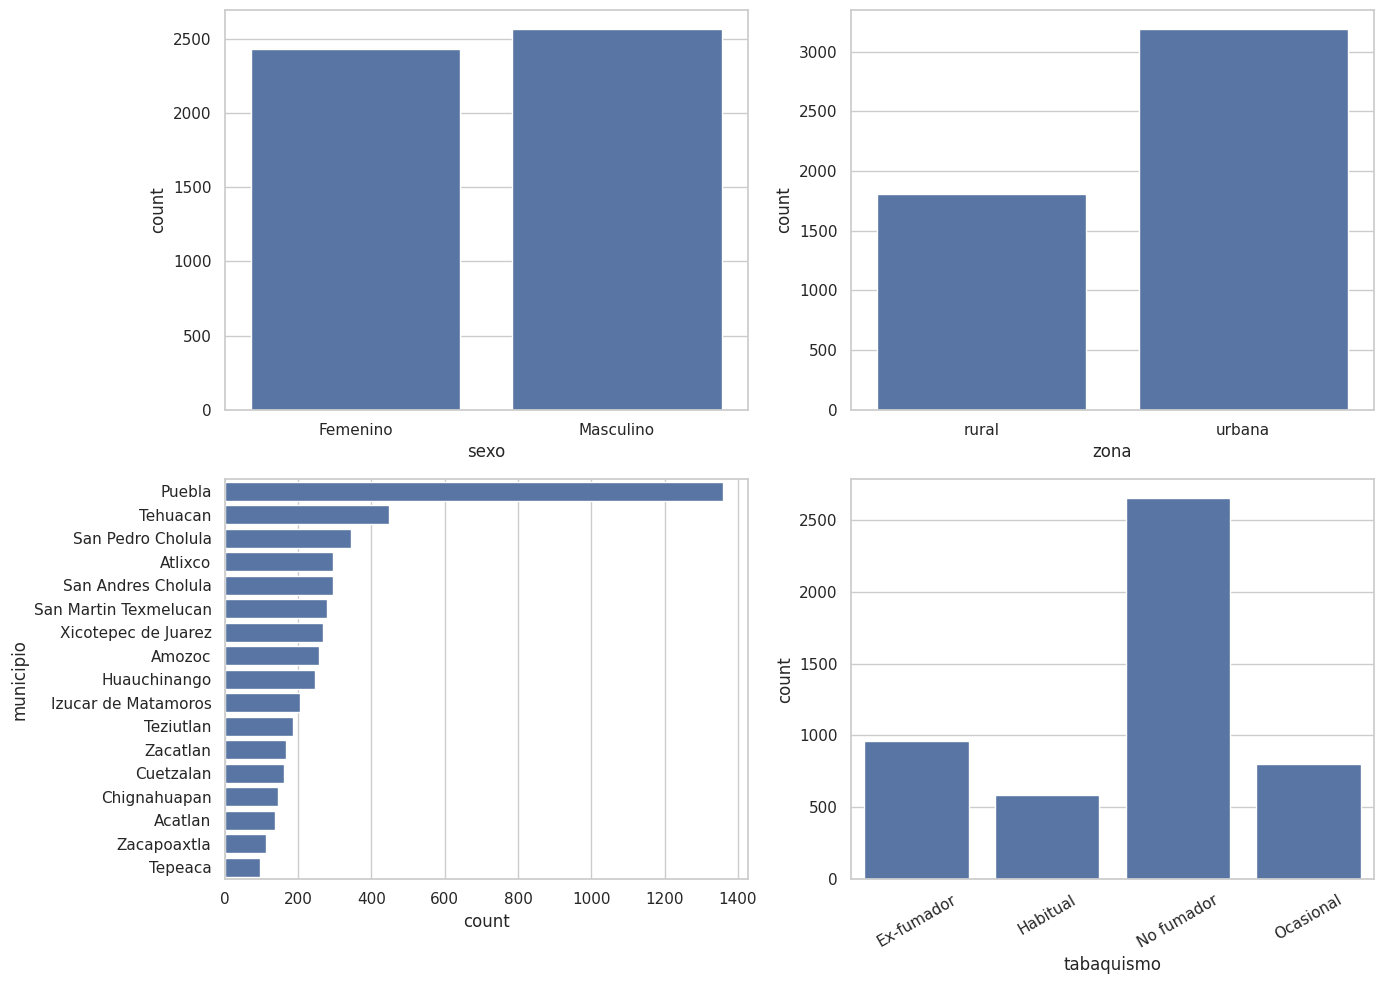
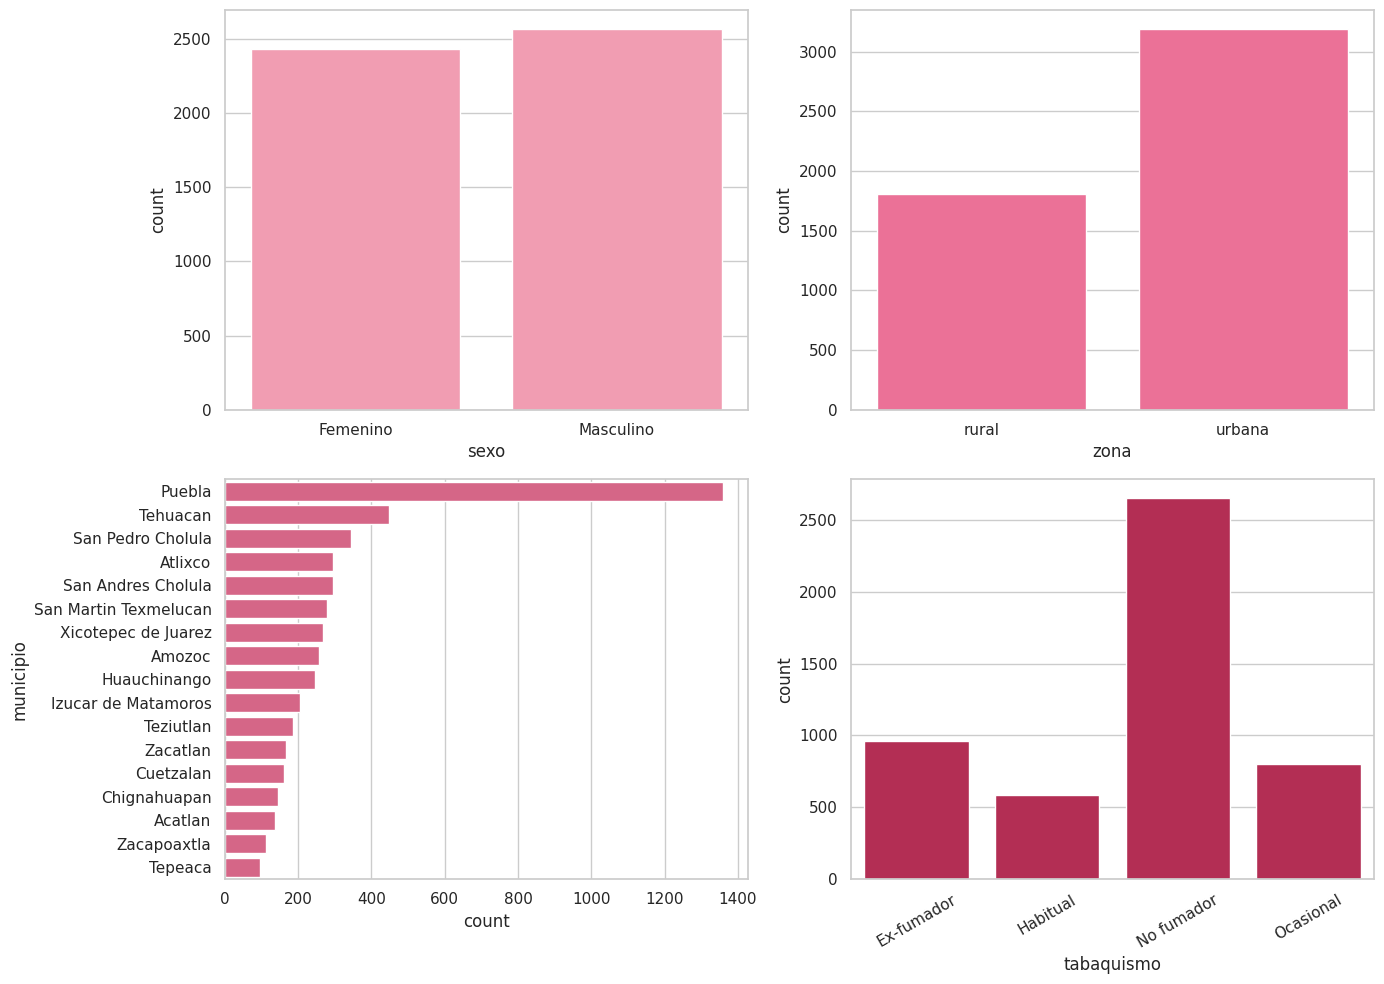
Unified diff of the notebook cell whose output changed from the first chart to the second:
--- before
+++ after
@@ -1,7 +1,7 @@
 fig, axes = plt.subplots(2, 2, figsize=(14, 10))
-sns.countplot(data=df, x="sexo", ax=axes[0,0])
-sns.countplot(data=df, x="zona", ax=axes[0,1])
-sns.countplot(data=df, y="municipio", order=df["municipio"].value_counts().index, ax=axes[1,0])
-sns.countplot(data=df, x="tabaquismo", ax=axes[1,1])
+sns.countplot(data=df, x="sexo", ax=axes[0,0], color=PINK_SHADES[1])
+sns.countplot(data=df, x="zona", ax=axes[0,1], color=PINK_SHADES[2])
+sns.countplot(data=df, y="municipio", order=df["municipio"].value_counts().index, ax=axes[1,0], color=PINK_SHADES[3])
+sns.countplot(data=df, x="tabaquismo", ax=axes[1,1], color=PINK_SHADES[4])
 axes[1,1].tick_params(axis="x", rotation=30)
 plt.tight_layout()

Commit: Captura de readme de imagenes